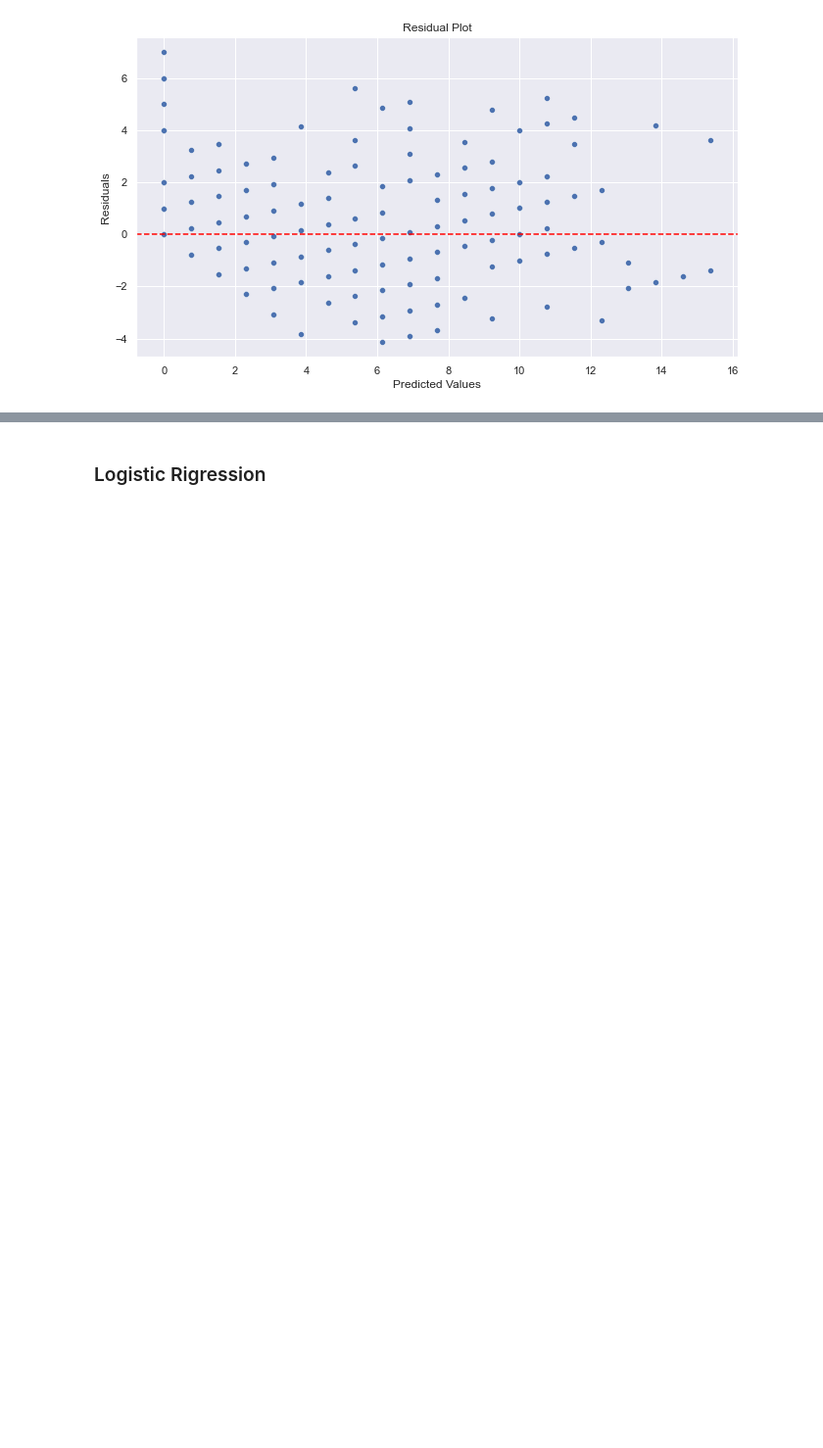
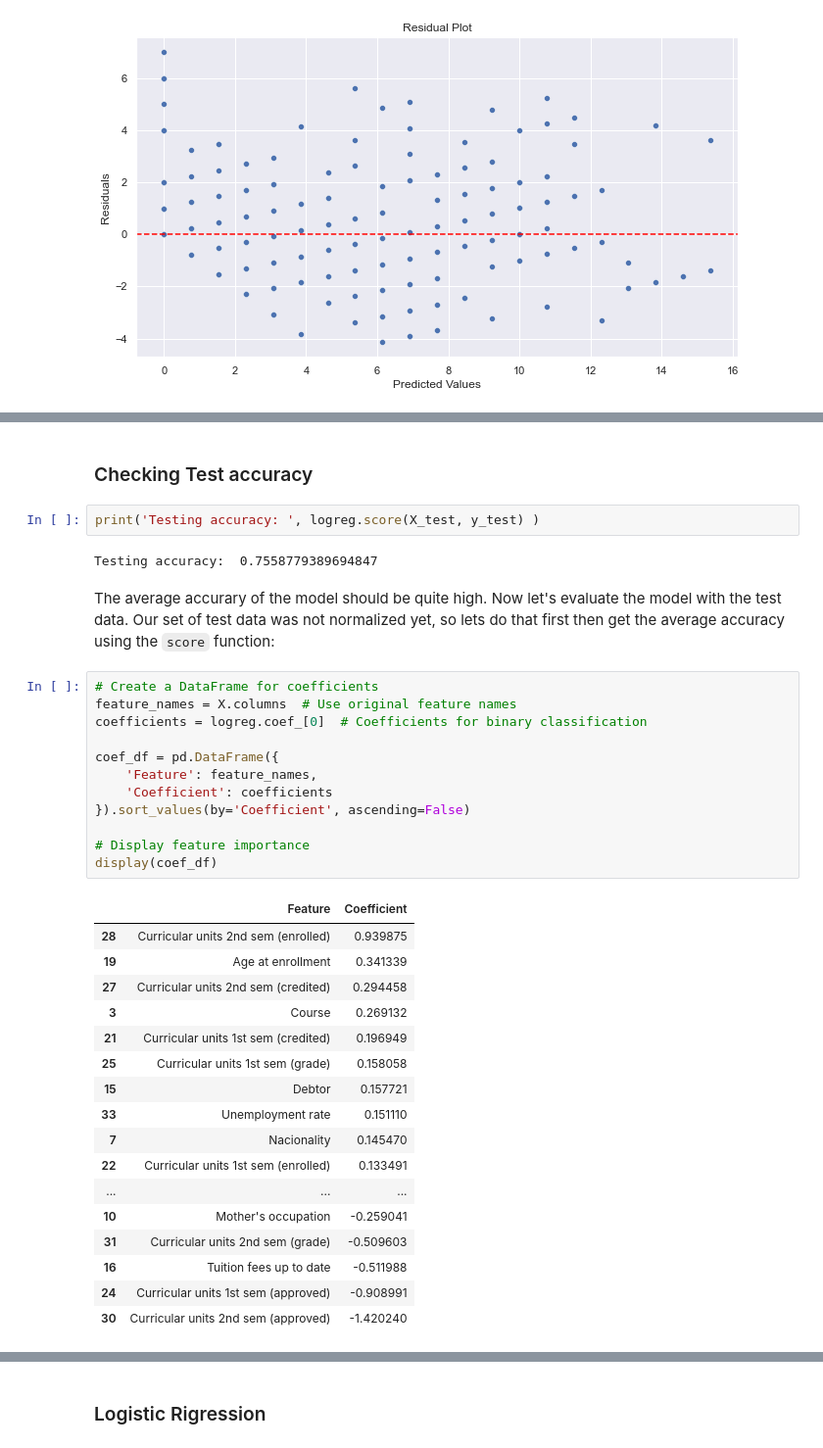
Before and after one commit to nasihbai/DataMining_Student_Assignment20-, a Jupyter notebook: Assignment.ipynb, the cells around one changed output, grey strips where cells are left out. Shown at 98% size. Drawn from its saved outputs; the diff is of its cells as text; blank space fills up the shorter version.

```diff
--- a/Assignment.ipynb
+++ b/Assignment.ipynb
@@ -333,0 +475,38 @@ plt.show()
+# %% [markdown]
+### Checking Test accuracy
+# %%
+print('Testing accuracy: ', logreg.score(X_test, y_test) )
+# %% [output]
+Testing accuracy:  0.7558779389694847
+# %% [markdown]
+The average accurary of the model should be quite high. Now let's evaluate the model with the test data. Our set of test data was not normalized yet, so lets do that first then get the average accuracy using the `score` function:
+# %%
+# Create a DataFrame for coefficients
+feature_names = X.columns  # Use original feature names
+coefficients = logreg.coef_[0]  # Coefficients for binary classification
+
+coef_df = pd.DataFrame({
+    'Feature': feature_names,
+    'Coefficient': coefficients
+}).sort_values(by='Coefficient', ascending=False)
+
+# Display feature importance
+display(coef_df)
+# %% [output]
+|  | Feature | Coefficient |
+| 28 | Curricular units 2nd sem (enrolled) | 0.939875 |
+| 19 | Age at enrollment | 0.341339 |
+| 27 | Curricular units 2nd sem (credited) | 0.294458 |
+| 3 | Course | 0.269132 |
+| 21 | Curricular units 1st sem (credited) | 0.196949 |
+| 25 | Curricular units 1st sem (grade) | 0.158058 |
+| 15 | Debtor | 0.157721 |
+| 33 | Unemployment rate | 0.151110 |
+| 7 | Nacionality | 0.145470 |
+| 22 | Curricular units 1st sem (enrolled) | 0.133491 |
+| ... | ... | ... |
+| 10 | Mother's occupation | -0.259041 |
+| 31 | Curricular units 2nd sem (grade) | -0.509603 |
+| 16 | Tuition fees up to date | -0.511988 |
+| 24 | Curricular units 1st sem (approved) | -0.908991 |
+| 30 | Curricular units 2nd sem (approved) | -1.420240 |
```
Also changed, not shown: parts of 25 cells of this notebook, 1 other file.
